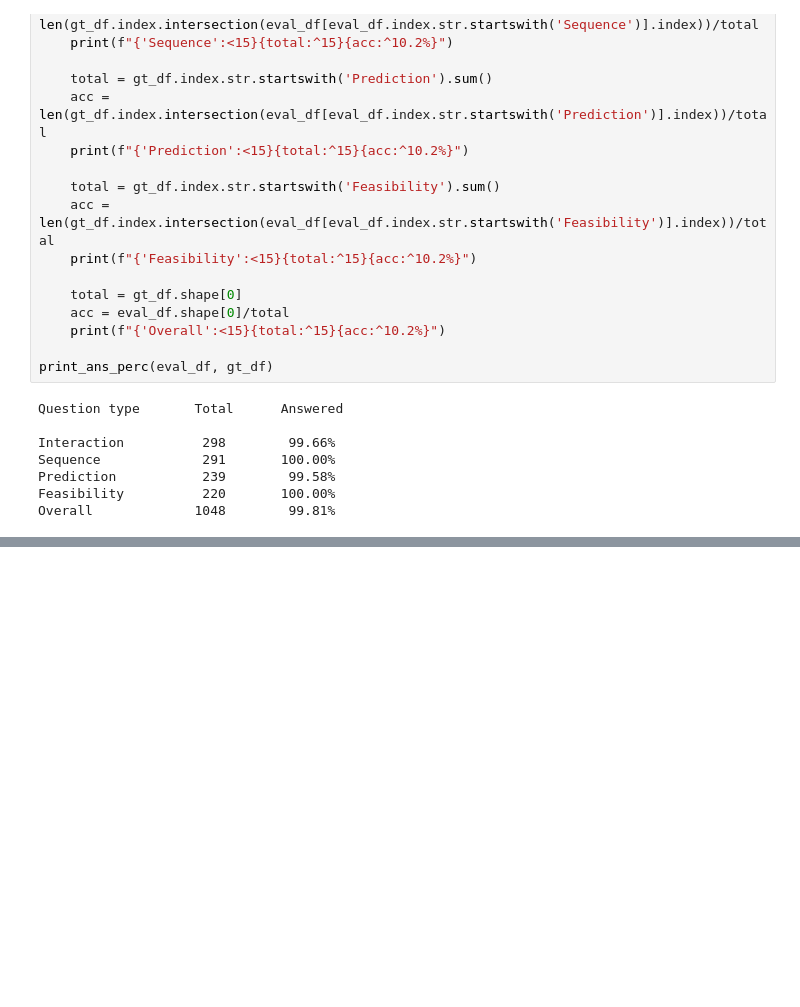
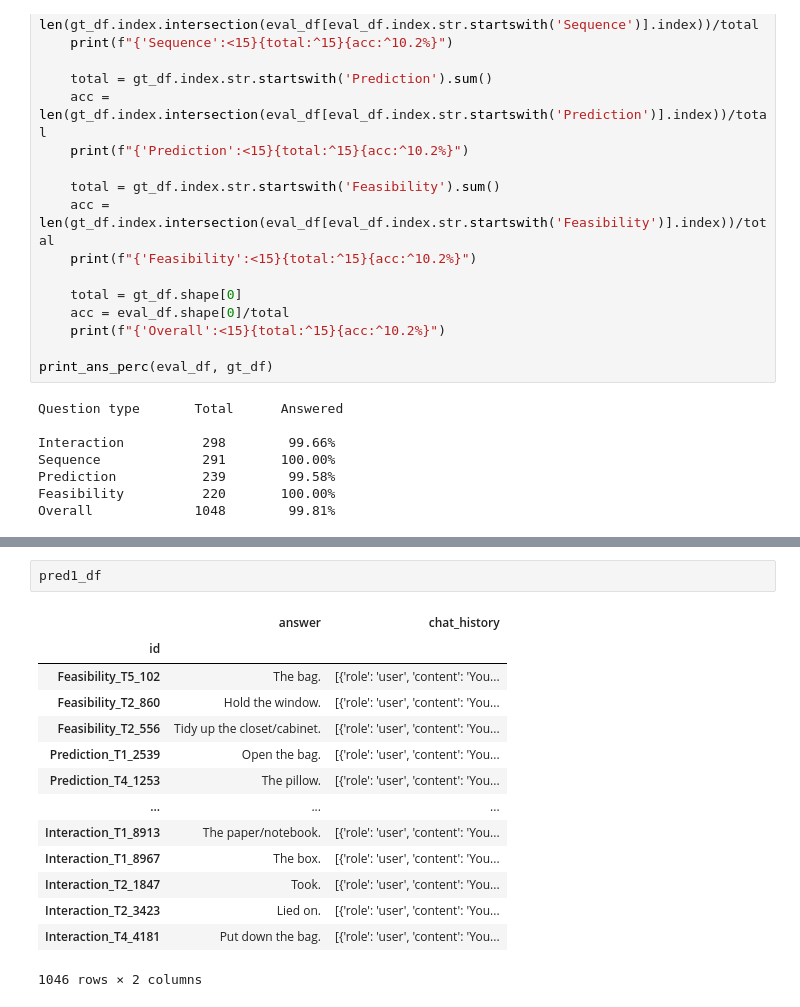
Before and after one commit to FabioLusha/video-neurosymbolic, a Jupyter notebook: star_code/experiments/week_0623_zs_cot_chat_prompting_VQA_maxsample5_gemma3_4b.ipynb, the cells around one changed output, grey strips where cells are left out. Cells and saved outputs as stored; diff of their text form; blank space fills up the shorter version.

```diff
--- a/star_code/experiments/week_0623_zs_cot_chat_prompting_VQA_maxsample5_gemma3_4b.ipynb
+++ b/star_code/experiments/week_0623_zs_cot_chat_prompting_VQA_maxsample5_gemma3_4b.ipynb
@@ -513 +504,18 @@ np.int64(149)
+# %%
+pred1_df
+# %% [output]
+|  | answer | chat_history |
+| id |  |  |
+| Feasibility_T5_102 | The bag. | [{'role': 'user', 'content': 'You... |
+| Feasibility_T2_860 | Hold the window. | [{'role': 'user', 'content': 'You... |
+| Feasibility_T2_556 | Tidy up the closet/cabinet. | [{'role': 'user', 'content': 'You... |
+| Prediction_T1_2539 | Open the bag. | [{'role': 'user', 'content': 'You... |
+| Prediction_T4_1253 | The pillow. | [{'role': 'user', 'content': 'You... |
+| ... | ... | ... |
+| Interaction_T1_8913 | The paper/notebook. | [{'role': 'user', 'content': 'You... |
+| Interaction_T1_8967 | The box. | [{'role': 'user', 'content': 'You... |
+| Interaction_T2_1847 | Took. | [{'role': 'user', 'content': 'You... |
+| Interaction_T2_3423 | Lied on. | [{'role': 'user', 'content': 'You... |
+| Interaction_T4_4181 | Put down the bag. | [{'role': 'user', 'content': 'You... |
+1046 rows × 2 columns
 # %%
```
Also changed, not shown: parts of 27 cells of this notebook, 7 other files.
